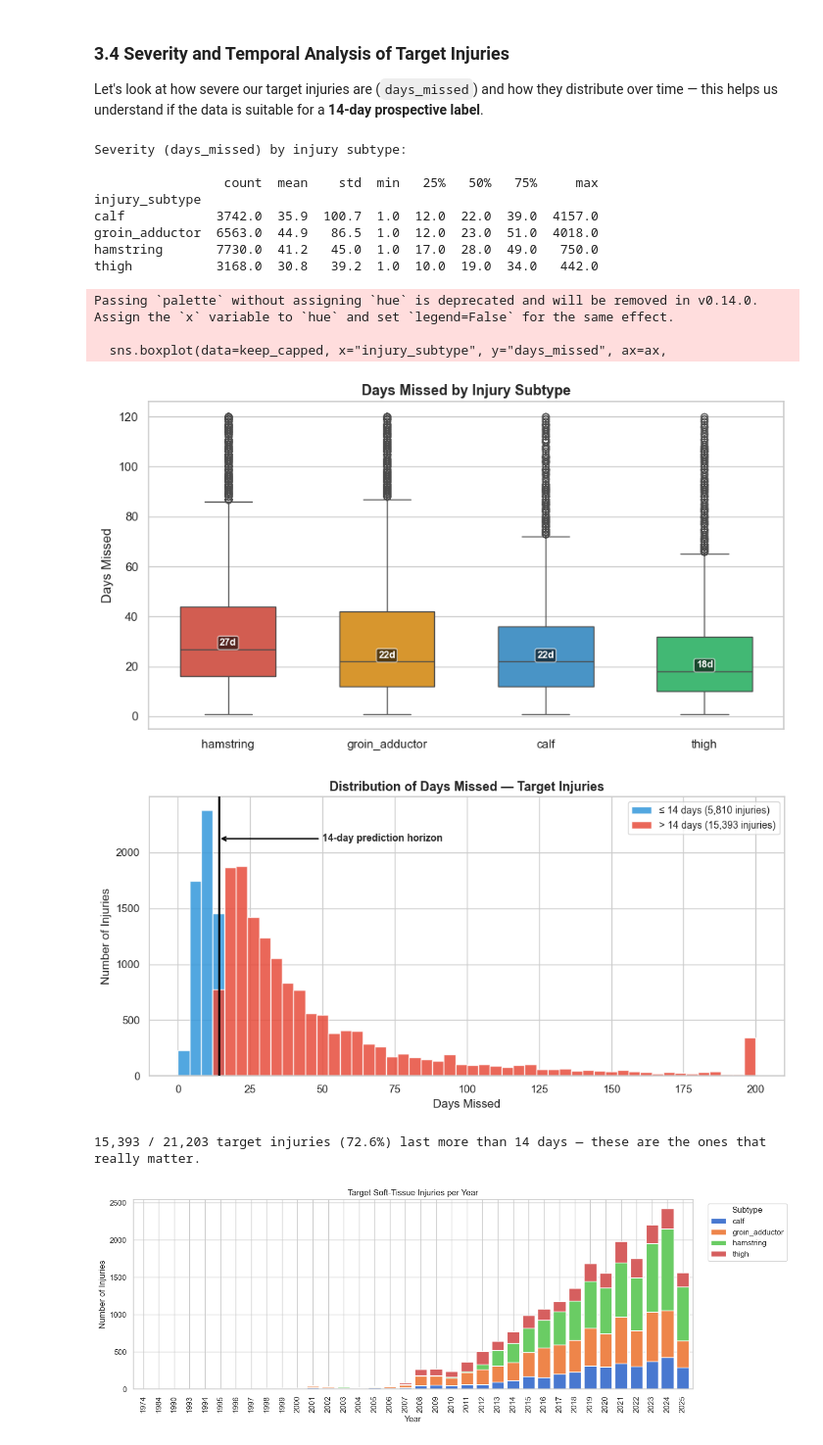
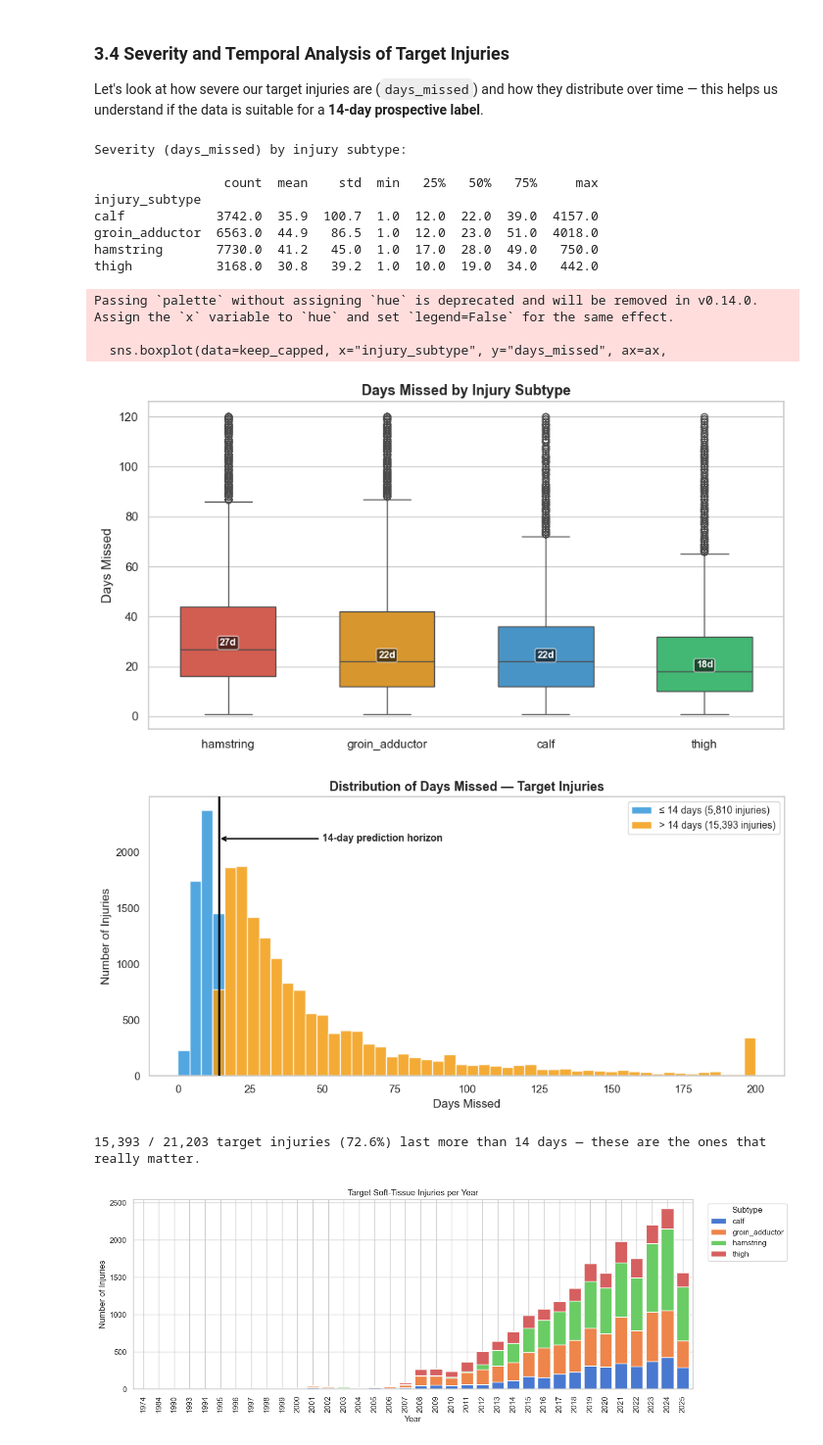
Before and after one commit to ozifrs/football-injury-risk-prediction, a Jupyter notebook: notebooks/01_football_datasets_exploration.ipynb, the cells around one changed output. Shown at 98% size. Cells and saved outputs as stored; diff of their text form; code cells hidden in the pictures.

Commit message:
feat: new graphs

```diff
--- a/notebooks/01_football_datasets_exploration.ipynb
+++ b/notebooks/01_football_datasets_exploration.ipynb
@@ -572,7 +572,7 @@ mask_over = days > 14
 
 ax.hist(days[mask_under], bins=bins, color="#3498db", edgecolor="white",
         alpha=0.85, label=f"≤ 14 days ({mask_under.sum():,} injuries)")
-ax.hist(days[mask_over], bins=bins, color="#e74c3c", edgecolor="white",
+ax.hist(days[mask_over], bins=bins, color="#f39c12", edgecolor="white",
         alpha=0.85, label=f"> 14 days ({mask_over.sum():,} injuries)")
 
 # Divider at day 14
@@ -581,34 +581,35 @@ ax.annotate("14-day prediction horizon",
             xy=(14, ax.get_ylim()[1] * 0.85), xytext=(50, ax.get_ylim()[1] * 0.85),
             fontsize=10, fontweight="bold",
             arrowprops=dict(arrowstyle="->", color="black", lw=1.5),
             va="center")
 
 ax.set_title("Distribution of Days Missed — Target Injuries", fontsize=13, fontweight="bold")
 ax.set_xlabel("Days Missed")
 ax.set_ylabel("Number of Injuries")
 ax.legend(fontsize=10, loc="upper right")
+ax.grid(False)
 plt.tight_layout()
 plt.show()
 
 # What % of target injuries last > 14 days?
 over_14 = (keep_df["days_missed"] > 14).sum()
 total_with_days = keep_df["days_missed"].notna().sum()
 print(f"\n{over_14:,} / {total_with_days:,} target injuries ({over_14/total_with_days*100:.1f}%) "
       f"last more than 14 days — these are the ones that really matter.")
 # %% [output]
 Severity (days_missed) by injury subtype:
 
                  count  mean    std  min   25%   50%   75%     max
 injury_subtype
 calf            3742.0  35.9  100.7  1.0  12.0  22.0  39.0  4157.0
 groin_adductor  6563.0  44.9   86.5  1.0  12.0  23.0  51.0  4018.0
 hamstring       7730.0  41.2   45.0  1.0  17.0  28.0  49.0   750.0
 thigh           3168.0  30.8   39.2  1.0  10.0  19.0  34.0   442.0
 Passing `palette` without assigning `hue` is deprecated and will be removed in v0.14.0. Assign the `x` variable to `hue` and set `legend=False` for the same effect.
 
   sns.boxplot(data=keep_capped, x="injury_subtype", y="days_missed", ax=ax,
 [figure]
-[figure, old version]
+[figure, new version]
 15,393 / 21,203 target injuries (72.6%) last more than 14 days — these are the ones that really matter.
 # %%
 # Temporal coverage: how many target injuries per year?
```
Also changed, not shown: parts of 6 cells of this notebook.
